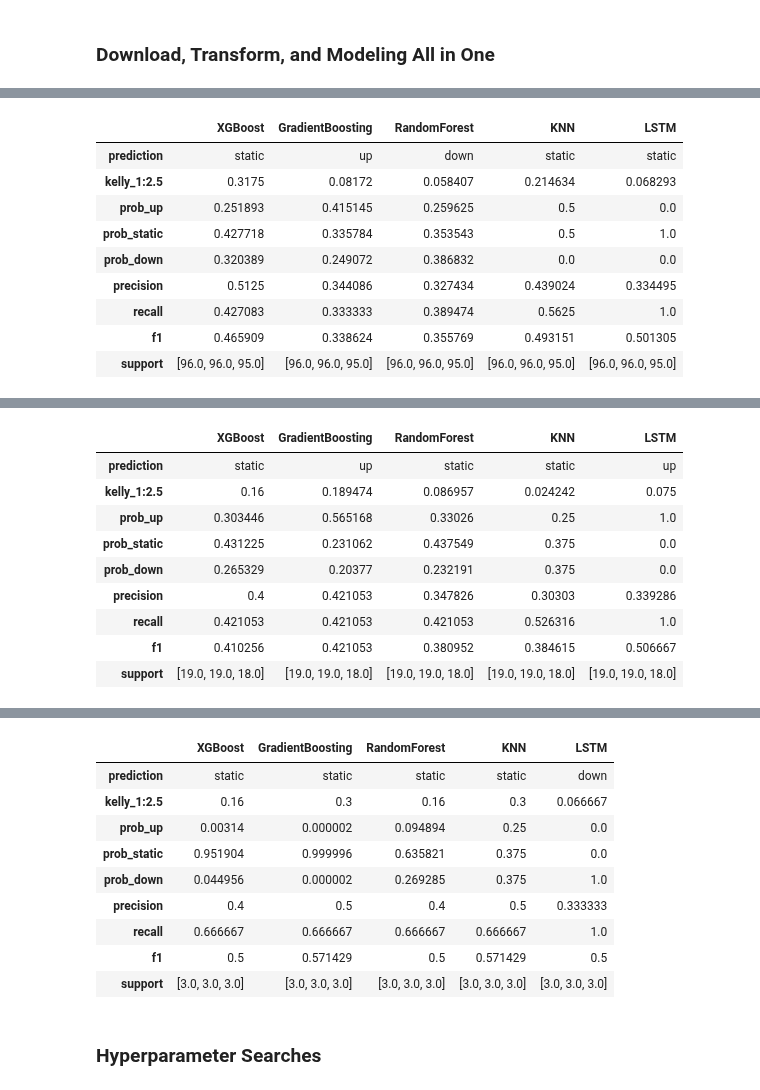
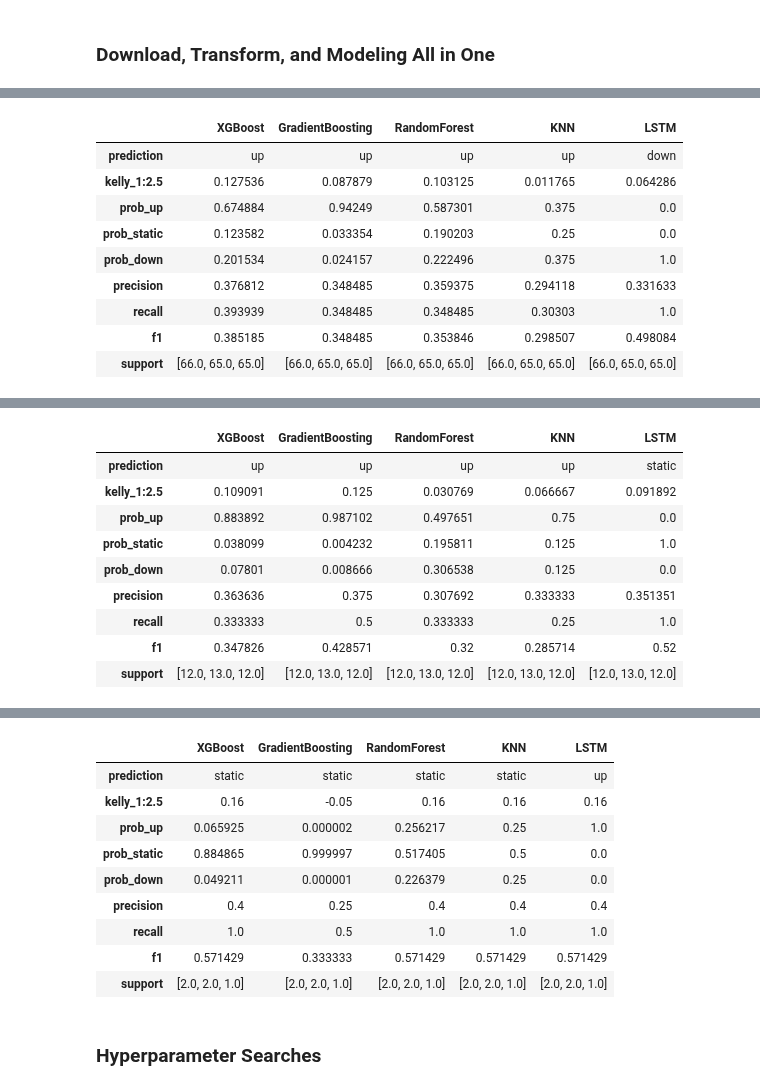
Before and after one commit to yuchild/stock_production, a Jupyter notebook: stock_next_time_frame_predictor.ipynb, the cells around one changed output, grey strips where cells are left out. Cells and saved outputs as stored; diff of their text form; code cells hidden in the pictures.

```diff
--- a/stock_next_time_frame_predictor.ipynb
+++ b/stock_next_time_frame_predictor.ipynb
@@ -79,5 +79,5 @@ from src import modules as f # f is for function
 # %% [markdown]
 ### Download, Transform, and Modeling All in One
 # %%
-f.predictions('futu')
+f.predictions('sofi')
 # %% [output]
@@ -118,10 +118,10 @@ FUTU 1d Interval Timestamp: 2024-12-26 03:16:49
 |  | XGBoost | GradientBoosting | RandomForest | KNN | LSTM |
-| prediction | static | up | down | static | static |
-| kelly_1:2.5 | 0.3175 | 0.08172 | 0.058407 | 0.214634 | 0.068293 |
-| prob_up | 0.251893 | 0.415145 | 0.259625 | 0.5 | 0.0 |
-| prob_static | 0.427718 | 0.335784 | 0.353543 | 0.5 | 1.0 |
-| prob_down | 0.320389 | 0.249072 | 0.386832 | 0.0 | 0.0 |
-| precision | 0.5125 | 0.344086 | 0.327434 | 0.439024 | 0.334495 |
-| recall | 0.427083 | 0.333333 | 0.389474 | 0.5625 | 1.0 |
-| f1 | 0.465909 | 0.338624 | 0.355769 | 0.493151 | 0.501305 |
-| support | [96.0, 96.0, 95.0] | [96.0, 96.0, 95.0] | [96.0, 96.0, 95.0] | [96.0, 96.0, 95.0] | [96.0, 96.0, 95.0] |
+| prediction | up | up | up | up | down |
+| kelly_1:2.5 | 0.127536 | 0.087879 | 0.103125 | 0.011765 | 0.064286 |
+| prob_up | 0.674884 | 0.94249 | 0.587301 | 0.375 | 0.0 |
+| prob_static | 0.123582 | 0.033354 | 0.190203 | 0.25 | 0.0 |
+| prob_down | 0.201534 | 0.024157 | 0.222496 | 0.375 | 1.0 |
+| precision | 0.376812 | 0.348485 | 0.359375 | 0.294118 | 0.331633 |
+| recall | 0.393939 | 0.348485 | 0.348485 | 0.30303 | 1.0 |
+| f1 | 0.385185 | 0.348485 | 0.353846 | 0.298507 | 0.498084 |
+| support | [66.0, 65.0, 65.0] | [66.0, 65.0, 65.0] | [66.0, 65.0, 65.0] | [66.0, 65.0, 65.0] | [66.0, 65.0, 65.0] |
@@ -129,10 +129,10 @@ FUTU 1wk Interval Timestamp: 2024-12-26 03:17:11
 |  | XGBoost | GradientBoosting | RandomForest | KNN | LSTM |
-| prediction | static | up | static | static | up |
-| kelly_1:2.5 | 0.16 | 0.189474 | 0.086957 | 0.024242 | 0.075 |
-| prob_up | 0.303446 | 0.565168 | 0.33026 | 0.25 | 1.0 |
-| prob_static | 0.431225 | 0.231062 | 0.437549 | 0.375 | 0.0 |
-| prob_down | 0.265329 | 0.20377 | 0.232191 | 0.375 | 0.0 |
-| precision | 0.4 | 0.421053 | 0.347826 | 0.30303 | 0.339286 |
-| recall | 0.421053 | 0.421053 | 0.421053 | 0.526316 | 1.0 |
-| f1 | 0.410256 | 0.421053 | 0.380952 | 0.384615 | 0.506667 |
-| support | [19.0, 19.0, 18.0] | [19.0, 19.0, 18.0] | [19.0, 19.0, 18.0] | [19.0, 19.0, 18.0] | [19.0, 19.0, 18.0] |
+| prediction | up | up | up | up | static |
+| kelly_1:2.5 | 0.109091 | 0.125 | 0.030769 | 0.066667 | 0.091892 |
+| prob_up | 0.883892 | 0.987102 | 0.497651 | 0.75 | 0.0 |
+| prob_static | 0.038099 | 0.004232 | 0.195811 | 0.125 | 1.0 |
+| prob_down | 0.07801 | 0.008666 | 0.306538 | 0.125 | 0.0 |
+| precision | 0.363636 | 0.375 | 0.307692 | 0.333333 | 0.351351 |
+| recall | 0.333333 | 0.5 | 0.333333 | 0.25 | 1.0 |
+| f1 | 0.347826 | 0.428571 | 0.32 | 0.285714 | 0.52 |
+| support | [12.0, 13.0, 12.0] | [12.0, 13.0, 12.0] | [12.0, 13.0, 12.0] | [12.0, 13.0, 12.0] | [12.0, 13.0, 12.0] |
@@ -140,13 +140,13 @@ FUTU 1mo Interval Timestamp: 2024-12-26 03:17:21
 |  | XGBoost | GradientBoosting | RandomForest | KNN | LSTM |
-| prediction | static | static | static | static | down |
-| kelly_1:2.5 | 0.16 | 0.3 | 0.16 | 0.3 | 0.066667 |
-| prob_up | 0.00314 | 0.000002 | 0.094894 | 0.25 | 0.0 |
-| prob_static | 0.951904 | 0.999996 | 0.635821 | 0.375 | 0.0 |
-| prob_down | 0.044956 | 0.000002 | 0.269285 | 0.375 | 1.0 |
-| precision | 0.4 | 0.5 | 0.4 | 0.5 | 0.333333 |
-| recall | 0.666667 | 0.666667 | 0.666667 | 0.666667 | 1.0 |
-| f1 | 0.5 | 0.571429 | 0.5 | 0.571429 | 0.5 |
-| support | [3.0, 3.0, 3.0] | [3.0, 3.0, 3.0] | [3.0, 3.0, 3.0] | [3.0, 3.0, 3.0] | [3.0, 3.0, 3.0] |
+| prediction | static | static | static | static | up |
+| kelly_1:2.5 | 0.16 | -0.05 | 0.16 | 0.16 | 0.16 |
+| prob_up | 0.065925 | 0.000002 | 0.256217 | 0.25 | 1.0 |
+| prob_static | 0.884865 | 0.999997 | 0.517405 | 0.5 | 0.0 |
+| prob_down | 0.049211 | 0.000001 | 0.226379 | 0.25 | 0.0 |
+| precision | 0.4 | 0.25 | 0.4 | 0.4 | 0.4 |
+| recall | 1.0 | 0.5 | 1.0 | 1.0 | 1.0 |
+| f1 | 0.571429 | 0.333333 | 0.571429 | 0.571429 | 0.571429 |
+| support | [2.0, 2.0, 1.0] | [2.0, 2.0, 1.0] | [2.0, 2.0, 1.0] | [2.0, 2.0, 1.0] | [2.0, 2.0, 1.0] |
 # %%
 symbol='NVDA'
 interval='1d'
```
Also changed, not shown: parts of 2 cells of this notebook, 12 other files.
